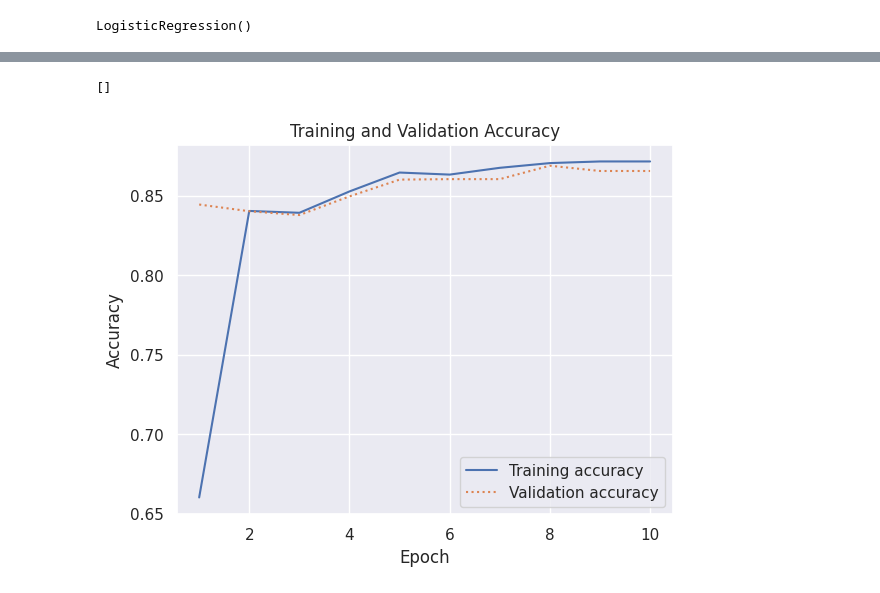
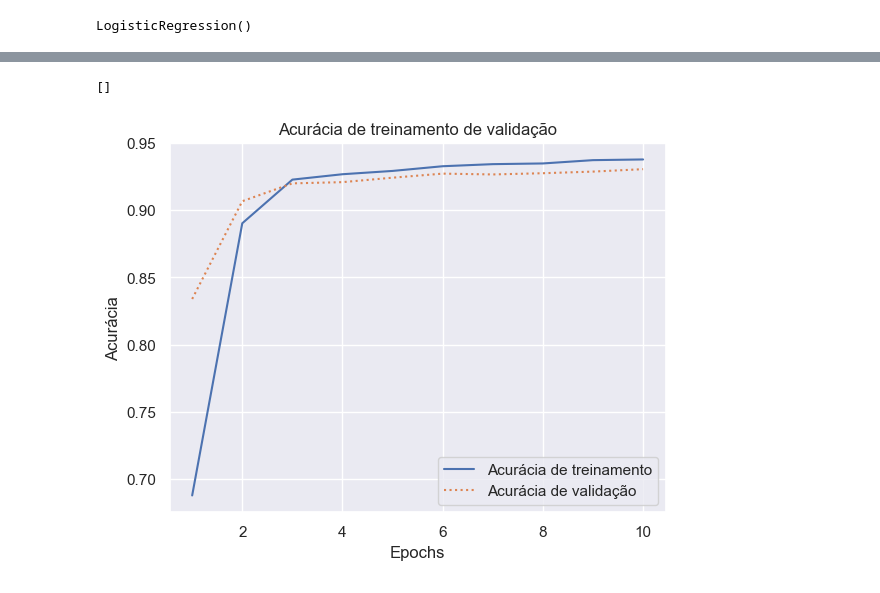
Before and after one commit to igorp-lopes/EA006-TFC, a Jupyter notebook: tfc.ipynb, the cells around one changed output, grey strips where cells are left out. Cells and saved outputs as stored; diff of their text form; code cells hidden in the pictures.

```diff
--- a/tfc.ipynb
+++ b/tfc.ipynb
@@ -22,7 +22,7 @@ y_data = y_data.apply(map_output)
 # %%
 # y_data = y_data[:1000]
 # X_data = X_data[:1000]
-X_data= X_data.loc[:, 'port':'SFH']
+# X_data= X_data.loc[:, 'port':'SFH']
 # %% [markdown]
 Agora realizamos algumas observações em cima dos dados para que possamos compreender melhor as suas características
 # %%
@@ -133,20 +131,20 @@ Accuracy of deep learning classifier on test set: 0.87
 # %%
 import matplotlib.pyplot as plt
 %matplotlib inline
 import seaborn as sns
 sns.set()
 
 acc = hist.history['accuracy']
 val = hist.history['val_accuracy']
 epochs = range(1, len(acc) + 1)
 
-plt.plot(epochs, acc, '-', label='Training accuracy')
-plt.plot(epochs, val, ':', label='Validation accuracy')
-plt.title('Training and Validation Accuracy')
-plt.xlabel('Epoch')
-plt.ylabel('Accuracy')
+plt.plot(epochs, acc, '-', label='Acurácia de treinamento')
+plt.plot(epochs, val, ':', label='Acurácia de validação')
+plt.title('Acurácia de treinamento de validação')
+plt.xlabel('Epochs')
+plt.ylabel('Acurácia')
 plt.legend(loc='lower right')
 plt.plot()
 # %% [output]
 []
-[figure, old version]
+[figure, new version]
```
Also changed, not shown: parts of 13 cells of this notebook.
